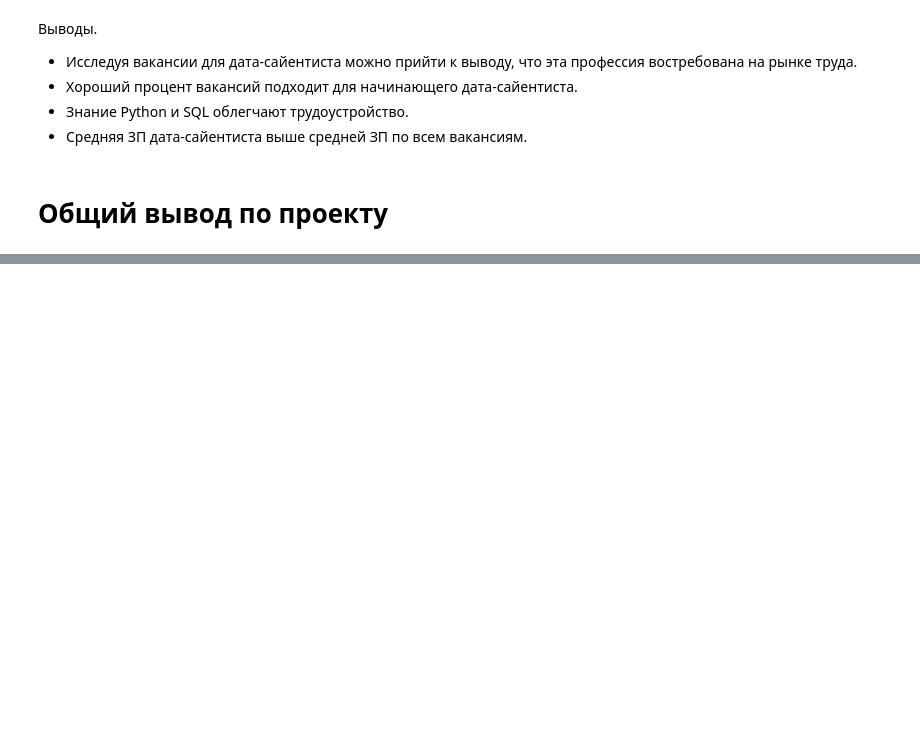
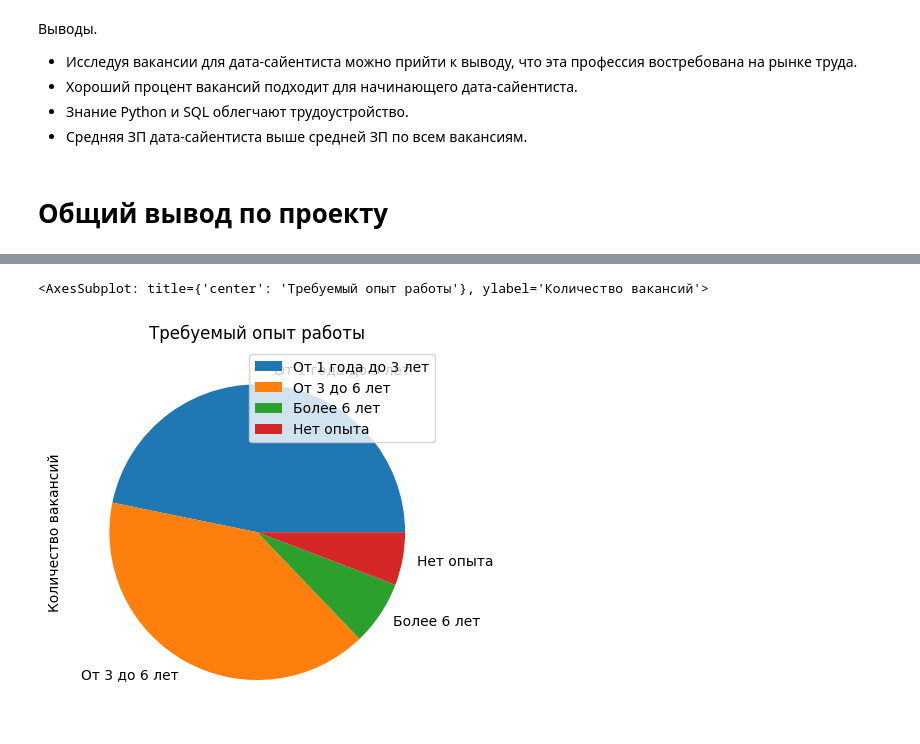
Before and after one commit to catlordd/project_2, a Jupyter notebook: Project_2.ipynb, the cells around one changed output, grey strips where cells are left out. Saved outputs shown, nothing was run; the diff lists cells and outputs as text; code cells hidden in the pictures; blank space fills up the shorter version.

```diff
--- a/Project_2.ipynb
+++ b/Project_2.ipynb
@@ -630 +691,26 @@ df
+# %%
+query = f'''
+SELECT
+     v.experience "Требуемый опыт работы",
+     COUNT(*) "Количество вакансий"
+FROM VACANCIES v
+WHERE (LOWER(v.name) LIKE '%data%scientist%'
+     OR LOWER(v.name) LIKE '%data%science%'
+     OR LOWER(v.name) LIKE '%исследователь%данных%'
+     OR LOWER(v.name) LIKE '%machine%learning%'
+     OR LOWER(v.name) LIKE '%машинн%обучен%'
+     OR (v.name LIKE '%ML%' AND v.name NOT LIKE '%HTML%'))
+GROUP BY
+     v.experience
+ORDER BY 2 DESC
+'''
+
+df = pd.read_sql_query(query, connection)
+df
+
+df.set_index('Требуемый опыт работы', inplace=True)
+df.plot.pie(y = 'Количество вакансий',  title = 'Требуемый опыт работы')
+# %% [output]
+<AxesSubplot: title={'center': 'Требуемый опыт работы'}, ylabel='Количество вакансий'>
+[figure, added]
 # %% [markdown]
```
Also changed, not shown: parts of 7 cells of this notebook.
